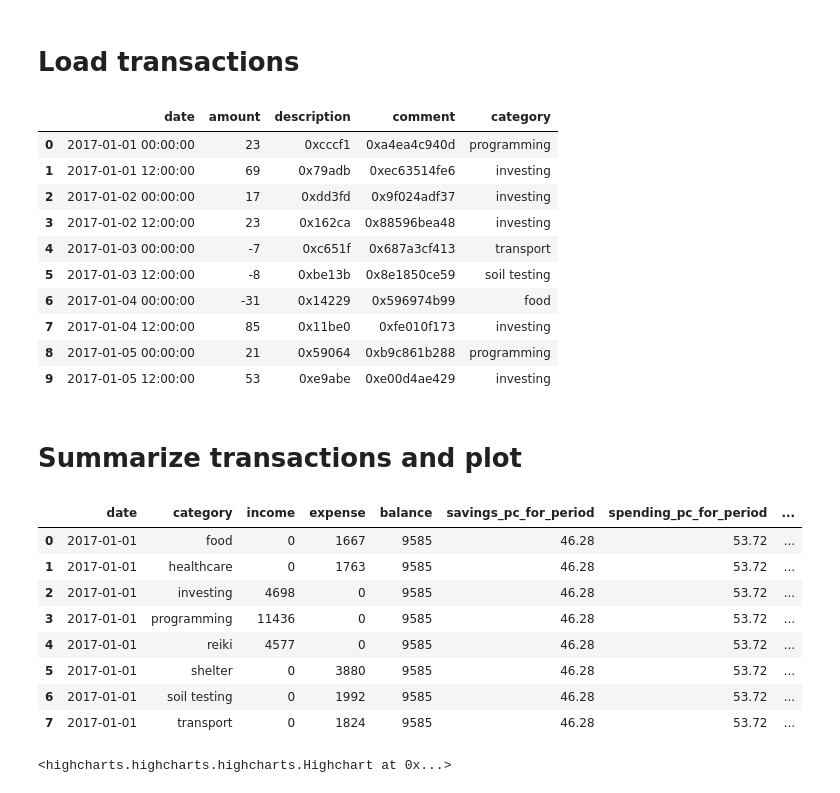
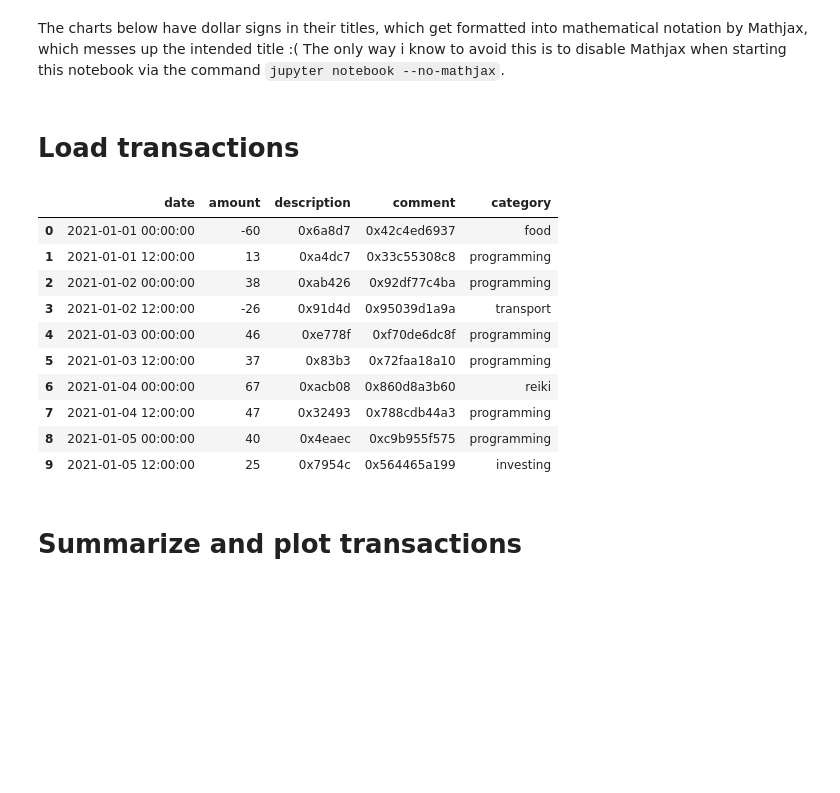
Before and after one commit to araichev/mustaching, a Jupyter notebook: notebooks/examples.ipynb, the cells around one changed output. Drawn from its saved outputs; the diff is of its cells as text; code cells hidden in the pictures; blank space fills up the shorter version.

Commit message:
- Upgraded to Python 3.9. - Major refactor of summarize() and plot() functions. - Replaced Python Highcharts with Plotly.

```diff
--- a/notebooks/examples.ipynb
+++ b/notebooks/examples.ipynb
@@ -1,3 +1,6 @@
+# %% [markdown]
+The charts below have dollar signs in their titles, which get formatted into mathematical notation by Mathjax, which messes up the intended title :(
+The only way i know to avoid this is to disable Mathjax when starting this notebook via the command `jupyter notebook --no-mathjax`.
 # %%
 import sys
 
@@ -11,41 +14,23 @@ import mustaching as ms
 # Load transactions
 # %%
 # Invent some sample transactions.
-transactions = ms.create_transactions('2017-01-01', '2017-12-31')
+transactions = ms.create_transactions('2021-01-01', '2021-12-31')
 
 # Alternatively, upload your own transactions as say 'my_transactions.csv'
 #transactions = ms.read_transactions('my_transactions.csv')
 
 transactions.head(10)
 # %% [output]
 |  | date | amount | description | comment | category |
-| 0 | 2017-01-01 00:00:00 | 23 | 0xcccf1 | 0xa4ea4c940d | programming |
-| 1 | 2017-01-01 12:00:00 | 69 | 0x79adb | 0xec63514fe6 | investing |
-| 2 | 2017-01-02 00:00:00 | 17 | 0xdd3fd | 0x9f024adf37 | investing |
-| 3 | 2017-01-02 12:00:00 | 23 | 0x162ca | 0x88596bea48 | investing |
-| 4 | 2017-01-03 00:00:00 | -7 | 0xc651f | 0x687a3cf413 | transport |
-| 5 | 2017-01-03 12:00:00 | -8 | 0xbe13b | 0x8e1850ce59 | soil testing |
-| 6 | 2017-01-04 00:00:00 | -31 | 0x14229 | 0x596974b99 | food |
-| 7 | 2017-01-04 12:00:00 | 85 | 0x11be0 | 0xfe010f173 | investing |
-| 8 | 2017-01-05 00:00:00 | 21 | 0x59064 | 0xb9c861b288 | programming |
-| 9 | 2017-01-05 12:00:00 | 53 | 0xe9abe | 0xe00d4ae429 | investing |
+| 0 | 2021-01-01 00:00:00 | -60 | 0x6a8d7 | 0x42c4ed6937 | food |
+| 1 | 2021-01-01 12:00:00 | 13 | 0xa4dc7 | 0x33c55308c8 | programming |
+| 2 | 2021-01-02 00:00:00 | 38 | 0xab426 | 0x92df77c4ba | programming |
+| 3 | 2021-01-02 12:00:00 | -26 | 0x91d4d | 0x95039d1a9a | transport |
+| 4 | 2021-01-03 00:00:00 | 46 | 0xe778f | 0xf70de6dc8f | programming |
+| 5 | 2021-01-03 12:00:00 | 37 | 0x83b3 | 0x72faa18a10 | programming |
+| 6 | 2021-01-04 00:00:00 | 67 | 0xacb08 | 0x860d8a3b60 | reiki |
+| 7 | 2021-01-04 12:00:00 | 47 | 0x32493 | 0x788cdb44a3 | programming |
+| 8 | 2021-01-05 00:00:00 | 40 | 0x4eaec | 0xc9b955f575 | programming |
+| 9 | 2021-01-05 12:00:00 | 25 | 0x7954c | 0x564465a199 | investing |
 # %% [markdown]
-# Summarize transactions and plot
+# Summarize and plot transactions
-# %%
-# Summarize over entire period by category
-s1 = ms.summarize(transactions, by_category=True)
-s1
-# %% [output]
-|  | date | category | income | expense | balance | savings_pc_for_period | spending_pc_for_period | ... |
-| 0 | 2017-01-01 | food | 0 | 1667 | 9585 | 46.28 | 53.72 | ... |
-| 1 | 2017-01-01 | healthcare | 0 | 1763 | 9585 | 46.28 | 53.72 | ... |
-| 2 | 2017-01-01 | investing | 4698 | 0 | 9585 | 46.28 | 53.72 | ... |
-| 3 | 2017-01-01 | programming | 11436 | 0 | 9585 | 46.28 | 53.72 | ... |
-| 4 | 2017-01-01 | reiki | 4577 | 0 | 9585 | 46.28 | 53.72 | ... |
-| 5 | 2017-01-01 | shelter | 0 | 3880 | 9585 | 46.28 | 53.72 | ... |
-| 6 | 2017-01-01 | soil testing | 0 | 1992 | 9585 | 46.28 | 53.72 | ... |
-| 7 | 2017-01-01 | transport | 0 | 1824 | 9585 | 46.28 | 53.72 | ... |
-# %%
-ms.plot(s1)
-# %% [output]
-<highcharts.highcharts.highcharts.Highchart at 0x...>
```
Also changed, not shown: parts of 7 cells of this notebook, 8 other files.
